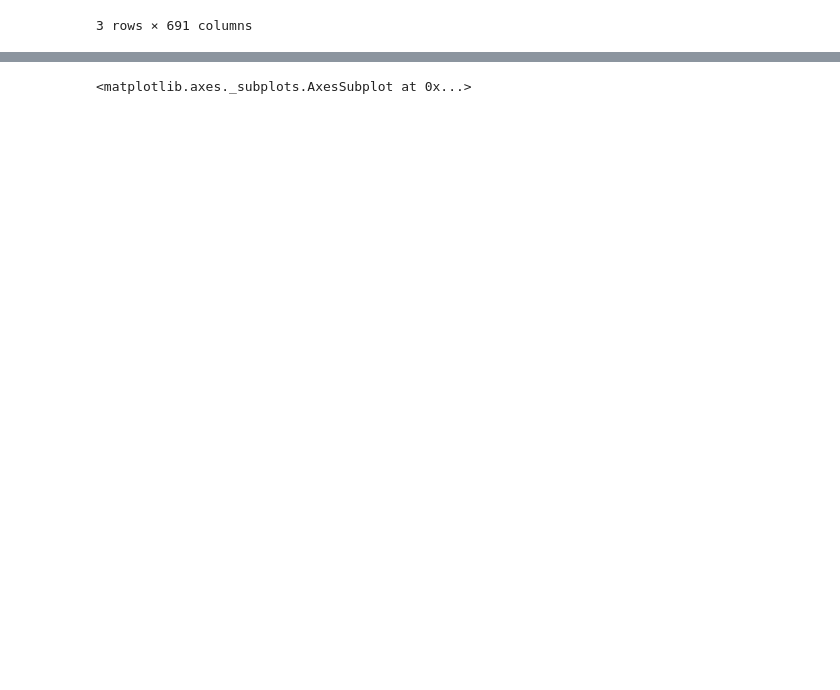
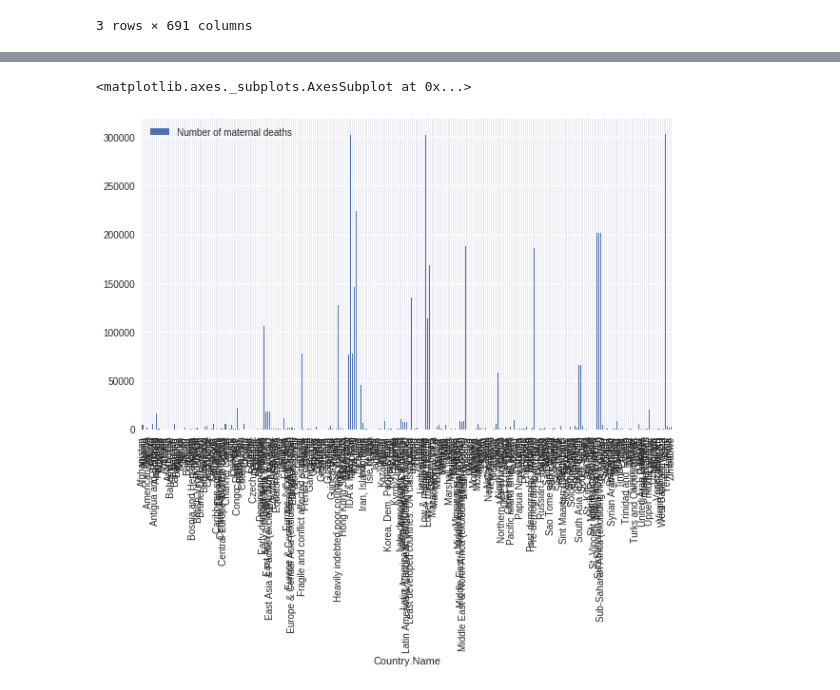
Before and after one commit to circushaase/Capstone-1_WorldBank_GenderData, a Jupyter notebook: Data_story.ipynb, the cells around one changed output, grey strips where cells are left out. Drawn from its saved outputs; the diff is of its cells as text; code cells hidden in the pictures; blank space fills up the shorter version.

```diff
--- a/Data_story.ipynb
+++ b/Data_story.ipynb
@@ -35,5 +39,6 @@ plt.hist(df['Female legislators, senior officials and managers (% of total)'].dr
 # %%
-df.plot(x= 'Country.Name', y='Number of maternal deaths', kind = 'bar')
+df.plot(x= 'Country.Name', y='Number of maternal deaths', kind = 'bar', figsize=(10,6))
 # %% [output]
 <matplotlib.axes._subplots.AxesSubplot at 0x...>
+[figure, added]
 # %%
```
Also changed, not shown: parts of 5 cells of this notebook, 1 other file.
